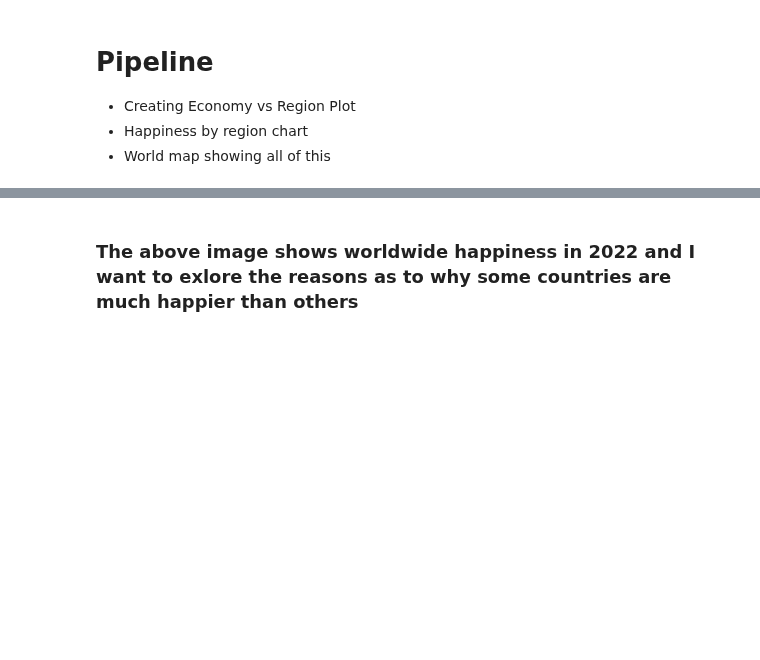
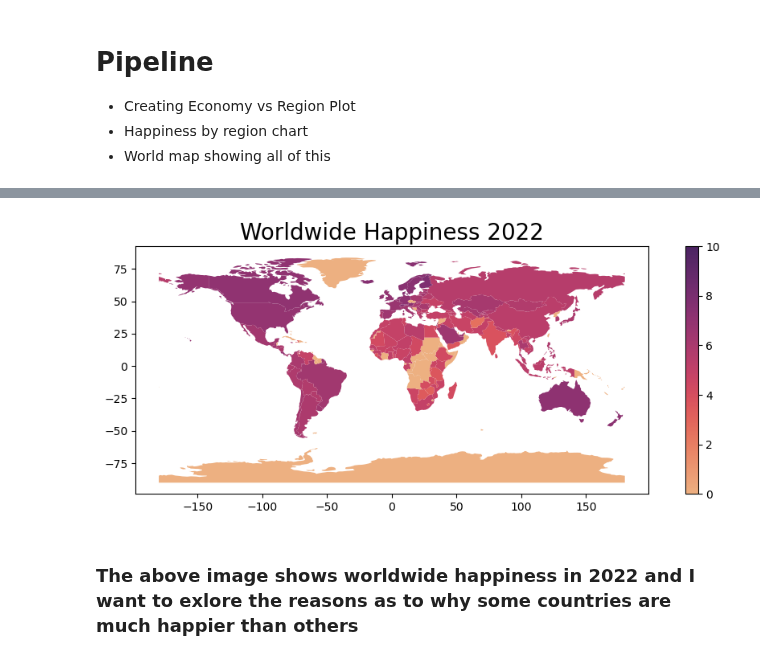
Before and after one commit to ubco-W2022T2-data301/project-group-group100, a Jupyter notebook: analysis/student2/analysis2.ipynb, the cells around one changed output, grey strips where cells are left out. Saved outputs shown, nothing was run; the diff lists cells and outputs as text; code cells hidden in the pictures; blank space fills up the shorter version.

Commit message:
Created sucessful python function to create a map of world happiness depending on the year, as well as a title.

```diff
--- a/analysis/student2/analysis2.ipynb
+++ b/analysis/student2/analysis2.ipynb
@@ -74,3 +69,7 @@ datasets = [(Data2015,'Happiness vs Region (Box Plot) - 2015'),
+# %%
+pf.create_world_map(Data2021)
+# %% [output]
+[figure, added]
 # %% [markdown]
 ### The above image shows worldwide happiness in 2022 and I want to exlore the reasons as to why some countries are much happier than others
 # %%
```
Also changed, not shown: parts of 3 cells of this notebook, 1 other file.
